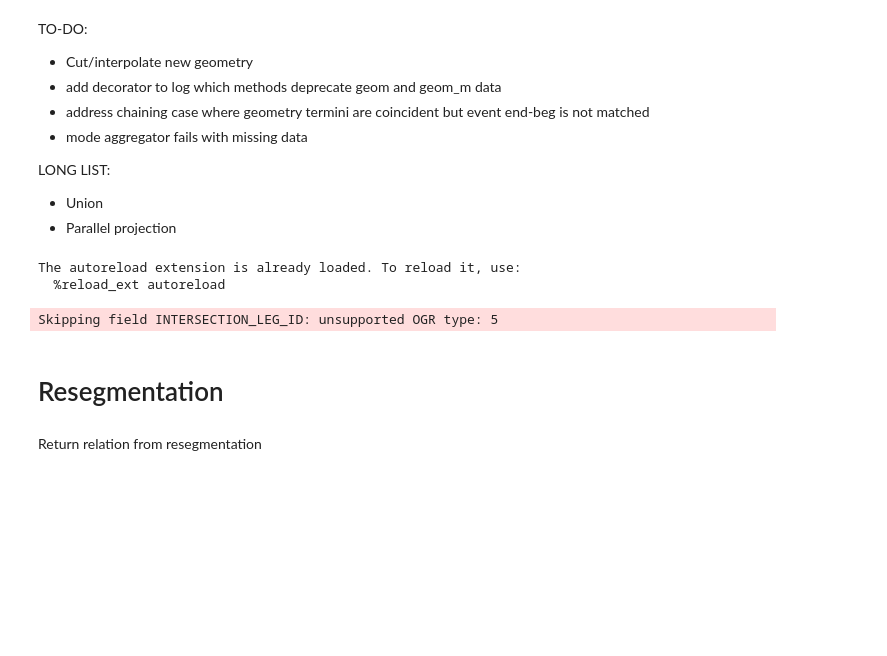
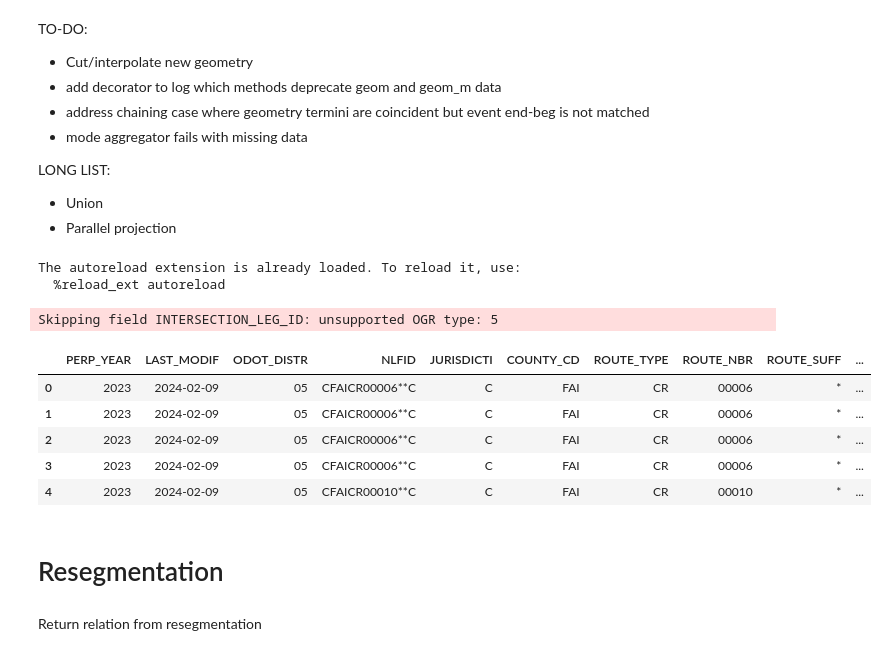
Before and after one commit to tariqshihadah/linref, a Jupyter notebook: testing.ipynb, the cells around one changed output. Cells and saved outputs as stored; diff of their text form; code cells hidden in the pictures; blank space fills up the shorter version.

```diff
--- a/testing.ipynb
+++ b/testing.ipynb
@@ -50,6 +50,15 @@ Skipping field INTERSECTION_LEG_ID: unsupported OGR type: 5
 dissolved = roads.lr.dissolve()
 roads.lr.cut_from(dissolved, inplace=True)
 crashes.lr.interpolate_from(dissolved, inplace=True)
+# %%
+roads.head()
+# %% [output]
+|  | PERP_YEAR | LAST_MODIF | ODOT_DISTR | NLFID | JURISDICTI | COUNTY_CD | ROUTE_TYPE | ROUTE_NBR | ROUTE_SUFF | ... |
+| 0 | 2023 | 2024-02-09 | 05 | CFAICR00006**C | C | FAI | CR | 00006 | * | ... |
+| 1 | 2023 | 2024-02-09 | 05 | CFAICR00006**C | C | FAI | CR | 00006 | * | ... |
+| 2 | 2023 | 2024-02-09 | 05 | CFAICR00006**C | C | FAI | CR | 00006 | * | ... |
+| 3 | 2023 | 2024-02-09 | 05 | CFAICR00006**C | C | FAI | CR | 00006 | * | ... |
+| 4 | 2023 | 2024-02-09 | 05 | CFAICR00010**C | C | FAI | CR | 00010 | * | ... |
 # %% [markdown]
 # Resegmentation
 # %% [markdown]
```
Also changed, not shown: 1 other file.
